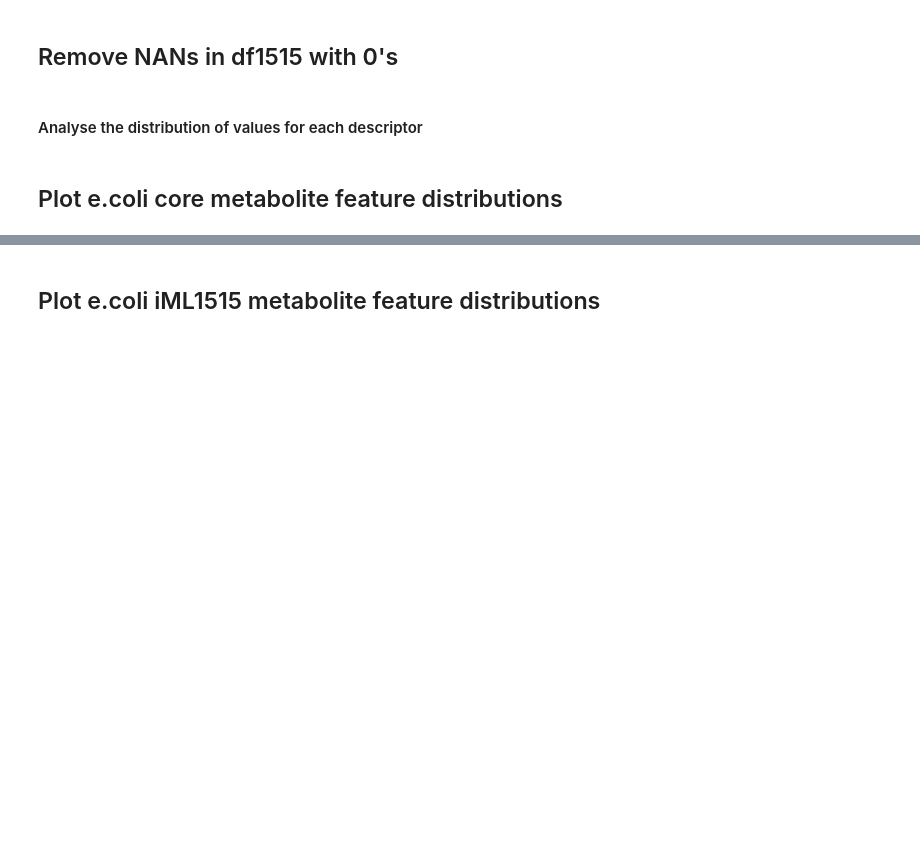
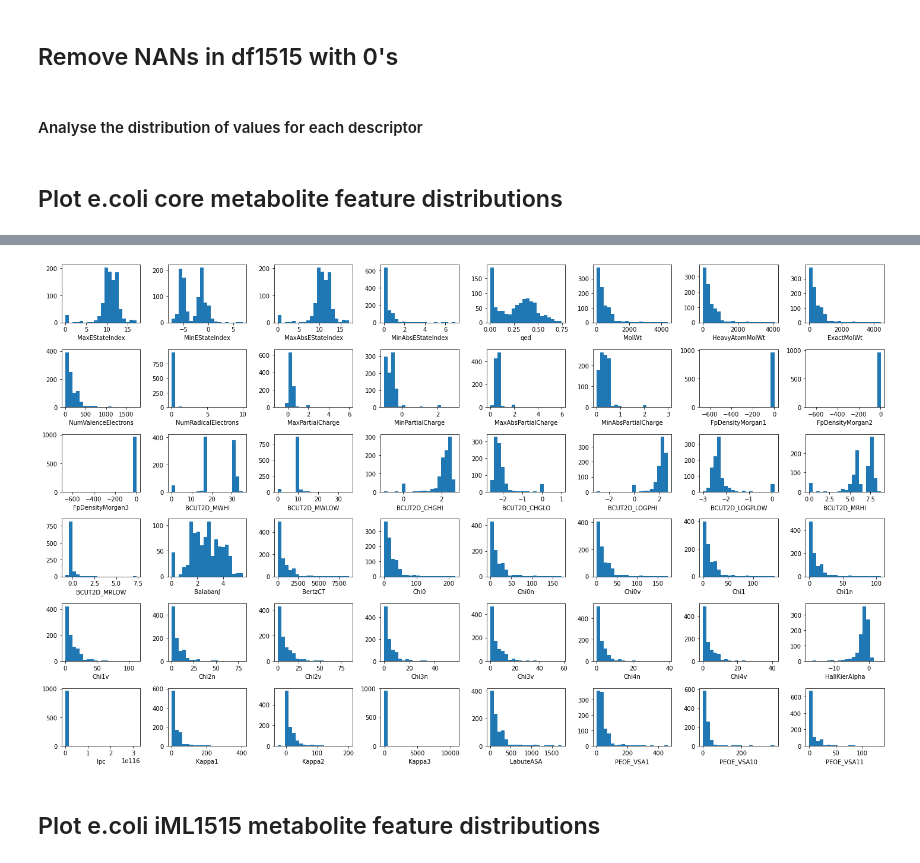
Before and after one commit to meidelien/Metabolic-network-layout-using-biochemical-coordinates, a Jupyter notebook: Notebooks/DescriptorAnalysis.ipynb, the cells around one changed output, grey strips where cells are left out. Saved outputs shown, nothing was run; the diff lists cells and outputs as text; code cells hidden in the pictures; blank space fills up the shorter version.

```diff
--- a/Notebooks/DescriptorAnalysis.ipynb
+++ b/Notebooks/DescriptorAnalysis.ipynb
@@ -67,3 +110,15 @@ NameError: name 'dfCore' is not defined
+# %%
+f, axs = plt.subplots(6, 8, figsize=(20, 12))
+axs = axs.flatten()
+
+for i in range(48):
+    df1515_PCA.iloc[:,i].plot.hist(ax=axs[i], bins=20)
+    axs[i].set_xlabel(df1515_PCA.columns[i])
+    axs[i].set_ylabel('')
+
+f.tight_layout()
+# %% [output]
+[figure, added]
 # %% [markdown]
 ## Plot e.coli iML1515 metabolite feature distributions
 # %%
```
Also changed, not shown: parts of 17 cells of this notebook, 6 other files.
